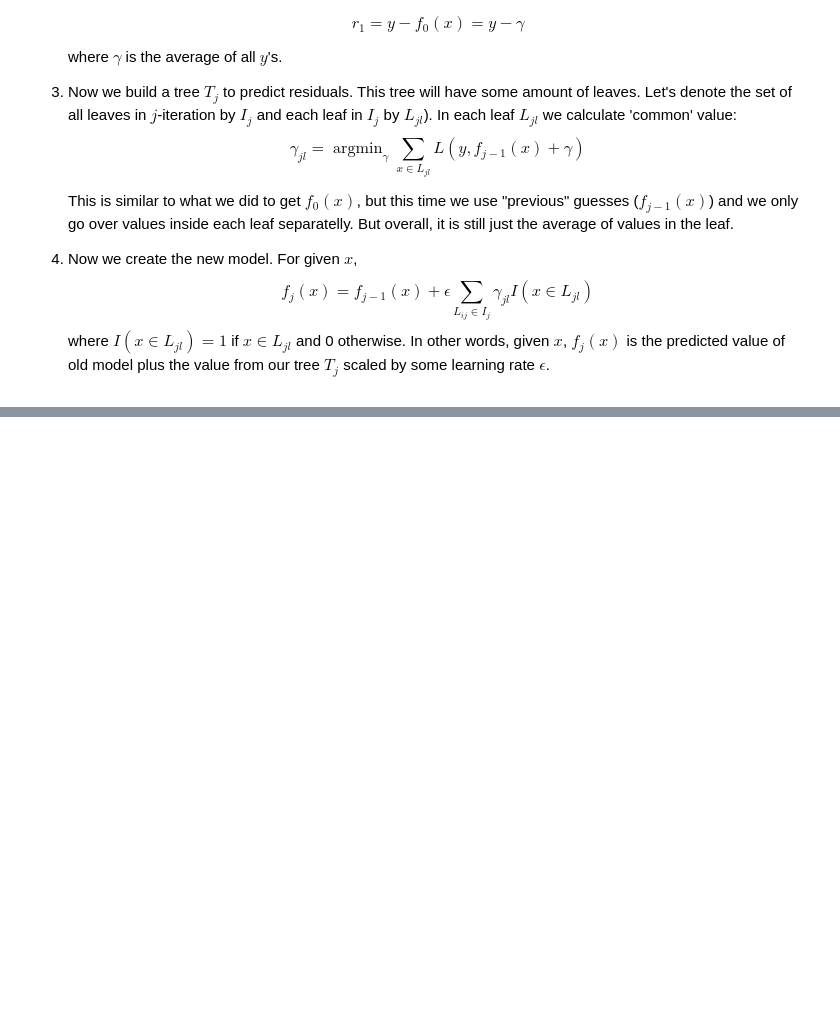
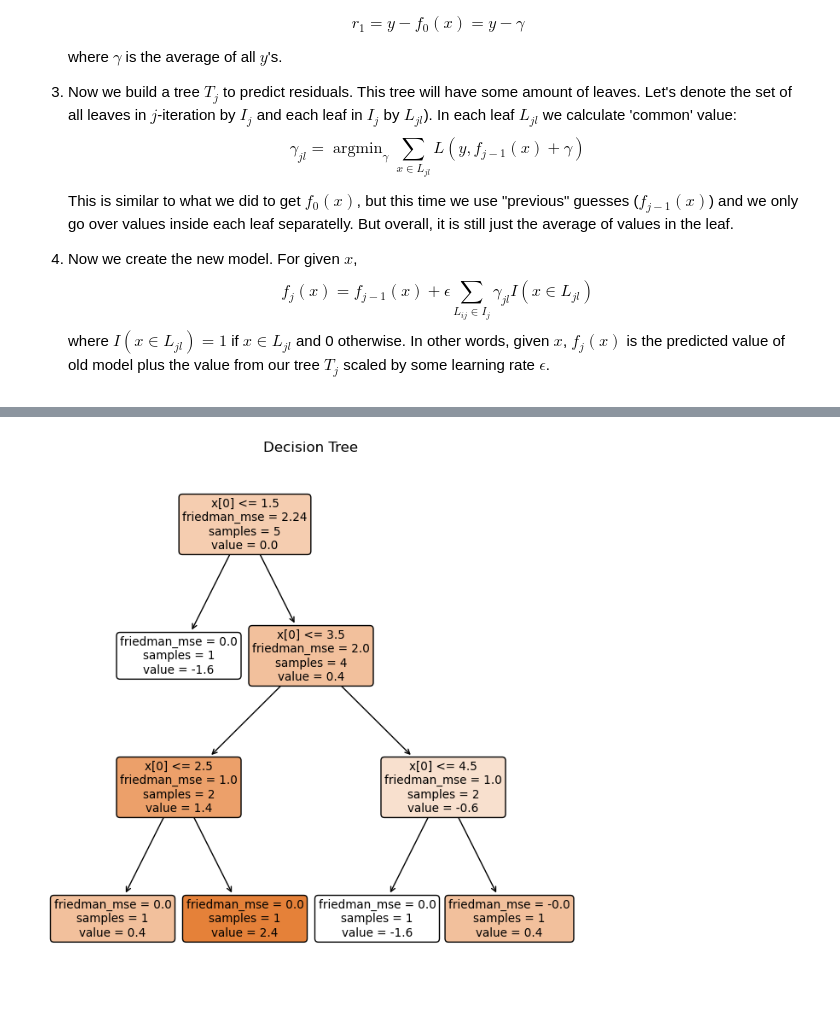
Before and after one commit to BMCC-Muzician/BMCC-DS, a Jupyter notebook: Mat 420/WIP-GB.ipynb, the cells around one changed output, grey strips where cells are left out. Cells and saved outputs as stored; diff of their text form; code cells hidden in the pictures; blank space fills up the shorter version.

```diff
--- a/Mat 420/WIP-GB.ipynb
+++ b/Mat 420/WIP-GB.ipynb
@@ -62,0 +103,7 @@ We consider a loss function $L(x)=\frac{1}{2}(y-f(x))^2$, where $f(x)$ is some a
+# %%
+plt.figure(figsize=(8, 8))
+plot_tree(model1.estimators_[0][0], filled=True, rounded=True)
+plt.title("Decision Tree")
+plt.show()
+# %% [output]
+[figure, added]
```
Also changed, not shown: parts of 31 cells of this notebook.
